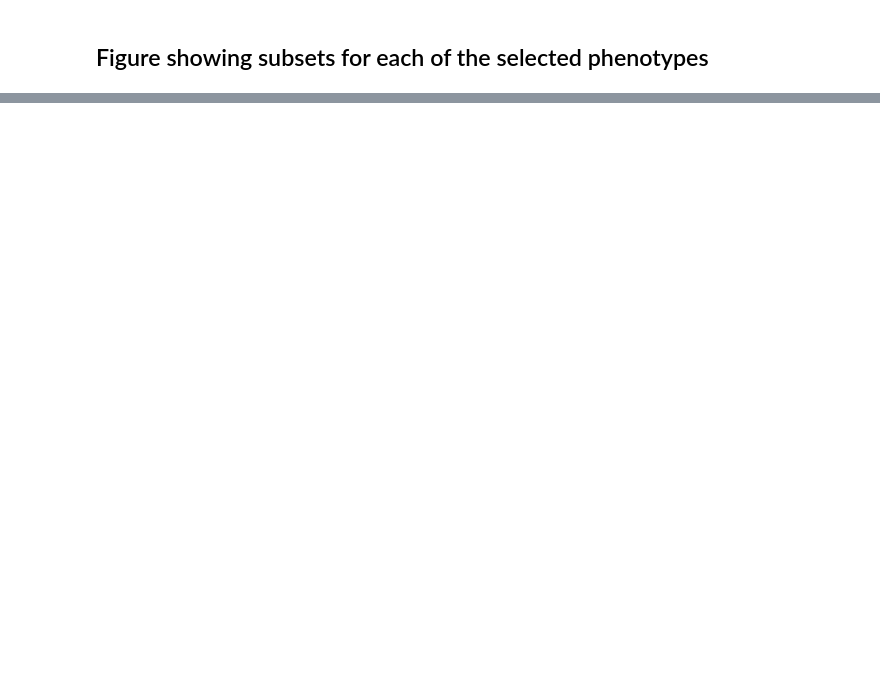
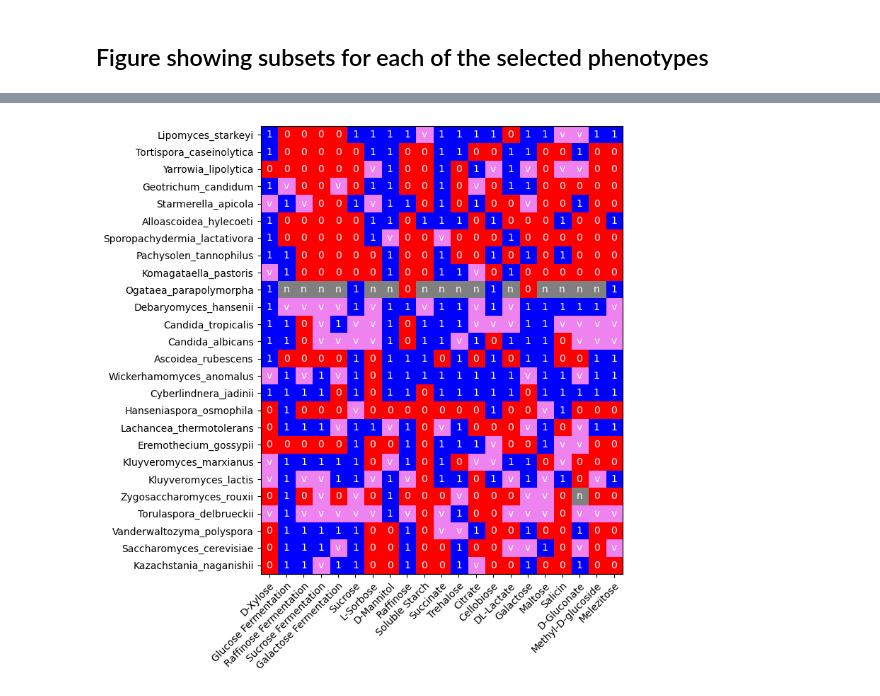
Before and after one commit to heineike02/diverse_yeast, a Jupyter notebook: 20230724_phenotype_selection.ipynb, the cells around one changed output, grey strips where cells are left out. Drawn from its saved outputs; the diff is of its cells as text; code cells hidden in the pictures; blank space fills up the shorter version.

```diff
--- a/20230724_phenotype_selection.ipynb
+++ b/20230724_phenotype_selection.ipynb
@@ -117,0 +261,77 @@ phenotype_data_subset_conds.loc[conditions_to_keep,:].to_csv(base_dir+ 'selected
+# %%
+#Load Time Tree
+tree_fname = base_dir + os.sep + os.path.normpath('selected_proteins/species_selection/species_selection.nw')
+
+species_set = pd.read_csv(os.path.normpath(base_dir + '/selected_proteins/species_selection/species_selection.csv'), index_col = 0)
+species_set_filt = species_set.loc[species_set['Load']=='Y']
+
+t = Tree(tree_fname, format=1)
+
+leaf_list = t.get_leaf_names()
+
+#Sort species into order of timetree
+
+#Load species data
+phenotype_data = pd.read_csv(base_dir+ 'phenotype_analysis/lu_et_al_substrate_utilization_subset.csv', index_col=0)
+
+phenotype_data_filtered = phenotype_data.drop('Growth at 37℃')  # Removed heat shock condition from analysis
+phenotype_data_filtered.rename(columns = dict(zip(species_set_filt['jacobs_name'], species_set_filt['Time_tree_name'])), inplace=True)
+
+phenotype_list_pval_sort = ['D-Xylose', 'Glucose Fermentation', 'Raffinose Fermentation',
+       'Sucrose Fermentation', 'Galactose Fermentation', 'Sucrose',
+       'L-Sorbose', 'D-Mannitol', 'Raffinose', 'Soluble Starch', 'Succinate',
+       'Trehalose', 'Citrate', 'Cellobiose', 'DL-Lactate',
+       'Galactose', 'Maltose', 'Salicin', 'D-Gluconate', 'Methyl-D-glucoside',
+       'Melezitose']
+
+phenotype_data_ordered = phenotype_data_filtered.loc[phenotype_list_pval_sort,leaf_list].T
+
+#Visualize data
+
+phenotype_key = {'1': (1,'blue'),
+                 '0': (0,'red'),
+                 'n': (-1,'grey'),
+                 'v': (0.5,'violet')
+                 }
+
+phenotype_code_lookup = {}
+for text_value, phenotype_info in phenotype_key.items():
+    phenotype_code_lookup[phenotype_info[0]] = text_value
+
+
+phenotype_array = np.array(phenotype_data_ordered, dtype=str)
+phenotype_code_array = np.zeros(phenotype_array.shape)
+
+for jj, row in enumerate(phenotype_array):
+    for kk, item in enumerate(row):
+        phenotype_code_array[jj,kk] = phenotype_key[item][0]
+
+#make this automatically?
+cmap = mpl.colors.ListedColormap([phenotype_key['n'][1], phenotype_key['0'][1], phenotype_key['v'][1], phenotype_key['1'][1]])
+bounds = [phenotype_key['n'][0]-1, phenotype_key['n'][0]+0.1,phenotype_key['0'][0]+0.1,phenotype_key['v'][0]+0.1,phenotype_key['1'][0]+0.1]
+norm = mpl.colors.BoundaryNorm(bounds, cmap.N)
+
+fig, ax = plt.subplots(figsize = (13,8))
+im = ax.imshow(phenotype_code_array, cmap=cmap, norm=norm)
+
+# Show all ticks and label them with the respective list entries
+
+xlabels = phenotype_data_ordered.columns
+ylabels = phenotype_data_ordered.index
+
+ax.set_xticks(range(len(xlabels)), labels=xlabels,
+              rotation=45, ha="right", rotation_mode="anchor")
+ax.set_yticks(range(len(ylabels)), labels=ylabels)
+
+# Loop over data dimensions and create text annotations.
+for i in range(len(ylabels)):
+    for j in range(len(xlabels)):
+        text = ax.text(j, i, phenotype_code_lookup[phenotype_code_array[i, j]],
+                       ha="center", va="center", color="w")
+
+#ax.set_title("Harvest of local farmers (in tons/year)")
+fig.tight_layout()
+fig.savefig(base_dir + os.sep + 'phenotype_analysis/phenotype_grid.svg')
+plt.show()
+# %% [output]
+[figure, added]
```
Also changed, not shown: parts of 19 cells of this notebook, 9 other files.
